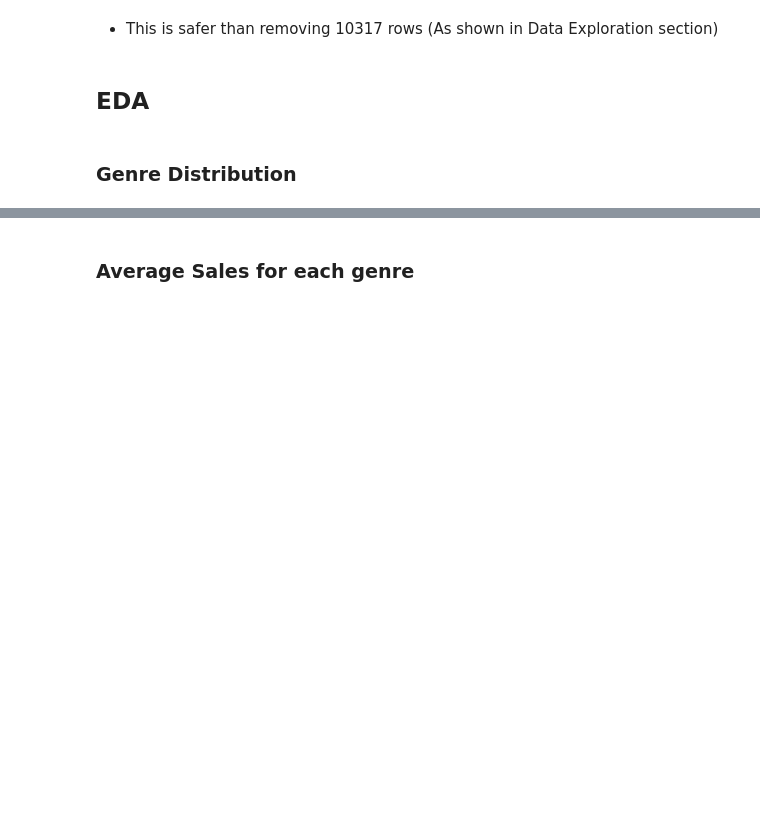
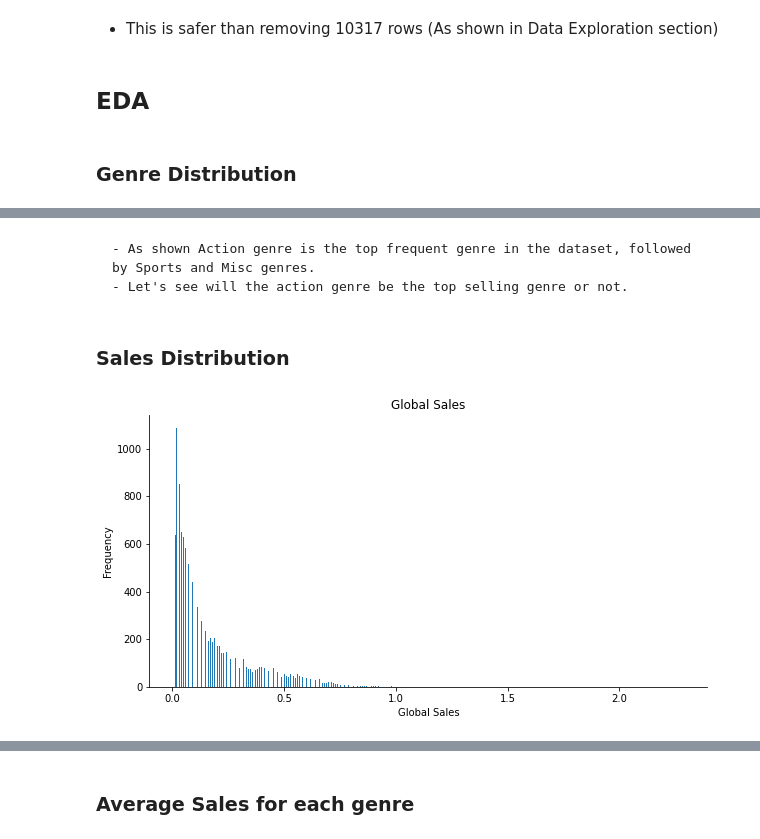
Before and after one commit to GhiathAjam/Analysis-of-Video-Games-Sales, a Jupyter notebook: Analysis/DescriptiveQuestions/Q2.ipynb, the cells around one changed output, grey strips where cells are left out. Cells and saved outputs as stored; diff of their text form; code cells hidden in the pictures; blank space fills up the shorter version.

```diff
--- a/Analysis/DescriptiveQuestions/Q2.ipynb
+++ b/Analysis/DescriptiveQuestions/Q2.ipynb
@@ -88,0 +89,17 @@ plt.show()
+# %% [markdown]
+    - As shown Action genre is the top frequent genre in the dataset, followed by Sports and Misc genres.
+    - Let's see will the action genre be the top selling genre or not.
+# %% [markdown]
+### Sales Distribution
+# %%
+# plot histogram for global sales with bins= ceil(n/25)
+n = df.shape[0]
+bins = int(np.ceil(n/20))
+df['Global_Sales'].plot(kind='hist', figsize=(10,5), bins=bins)
+plt.title('Global Sales')
+plt.xlabel('Global Sales')
+plt.ylabel('Frequency')
+sns.despine(left=False, bottom=False)
+plt.show()
+# %% [output]
+[figure, added]
```
Also changed, not shown: parts of 10 cells of this notebook.
